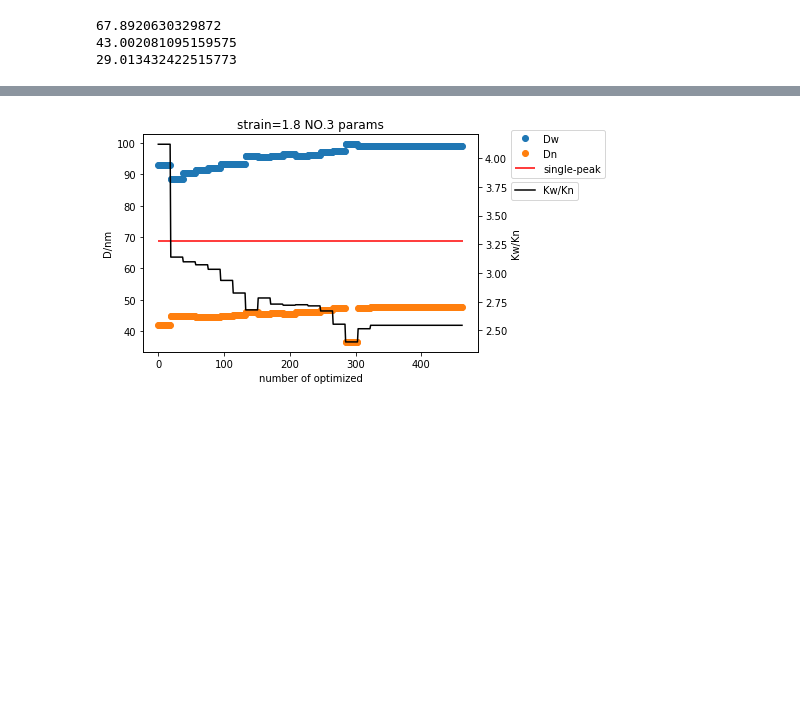
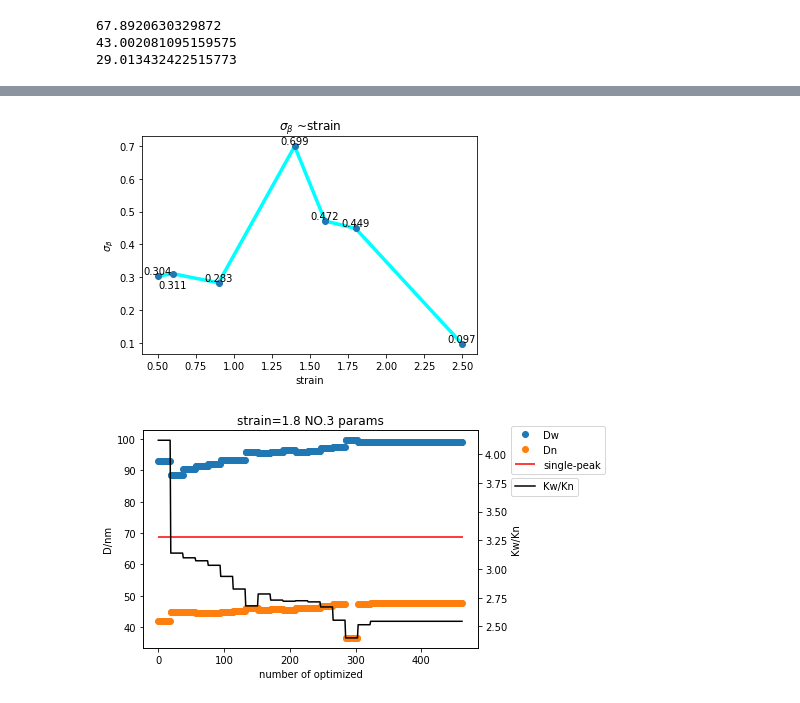
Before and after one commit to AlbertWulf/SHE_shishkebab, a Jupyter notebook: test.ipynb, the cells around one changed output, grey strips where cells are left out. Saved outputs shown, nothing was run; the diff lists cells and outputs as text; code cells hidden in the pictures; blank space fills up the shorter version.

```diff
--- a/test.ipynb
+++ b/test.ipynb
@@ -53,3 +119,20 @@ for i in range(0,value.shape[0]):
+# %%
+#plot sigma_beta
+sigma_beta = params[:,7]
+plt.plot(strain,sigma_beta,linewidth=3.5,color="cyan")
+plt.plot(strain,sigma_beta,"o")
+plt.xlabel("strain")
+plt.ylabel(r"$\sigma_\beta$")
+plt.title(r"$\sigma_\beta$ ~strain")
+for i in range(0,len(strain)):
+    if i == 1:
+        plt.text(strain[i],sigma_beta[i]-0.05,round(sigma_beta[i],3),ha='center', va= 'bottom')
+    else :
+        plt.text(strain[i],sigma_beta[i],round(sigma_beta[i],3),ha='center', va= 'bottom')
+plt.savefig('figure/'+sheet_name+'_beta.png',dpi=300)
+plt.show()
+# %% [output]
+[figure, added]
 # %%
 fig = plt.figure()
 ax1 = fig.add_subplot(111)
```
Also changed, not shown: parts of 5 cells of this notebook, 19 other files.
